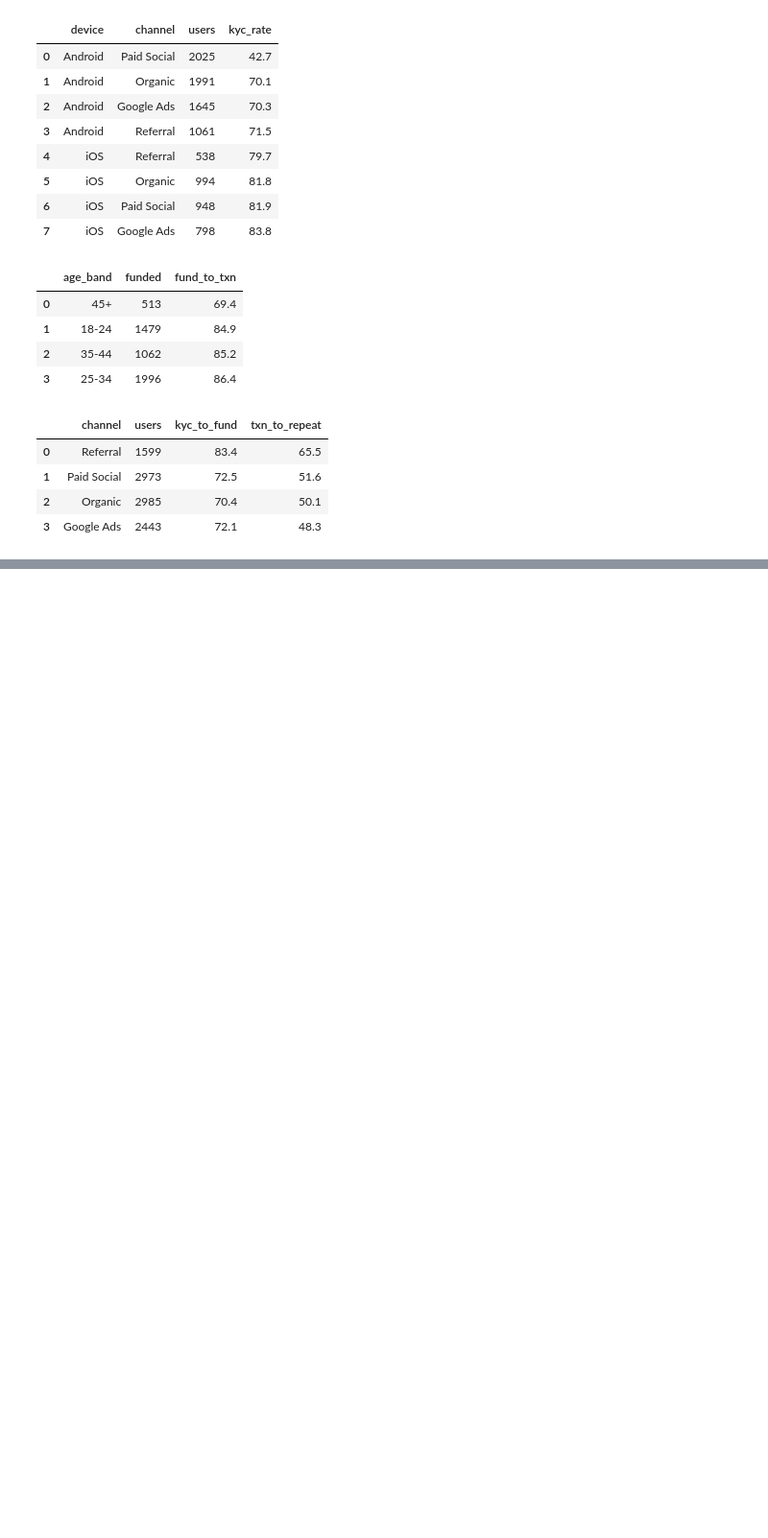
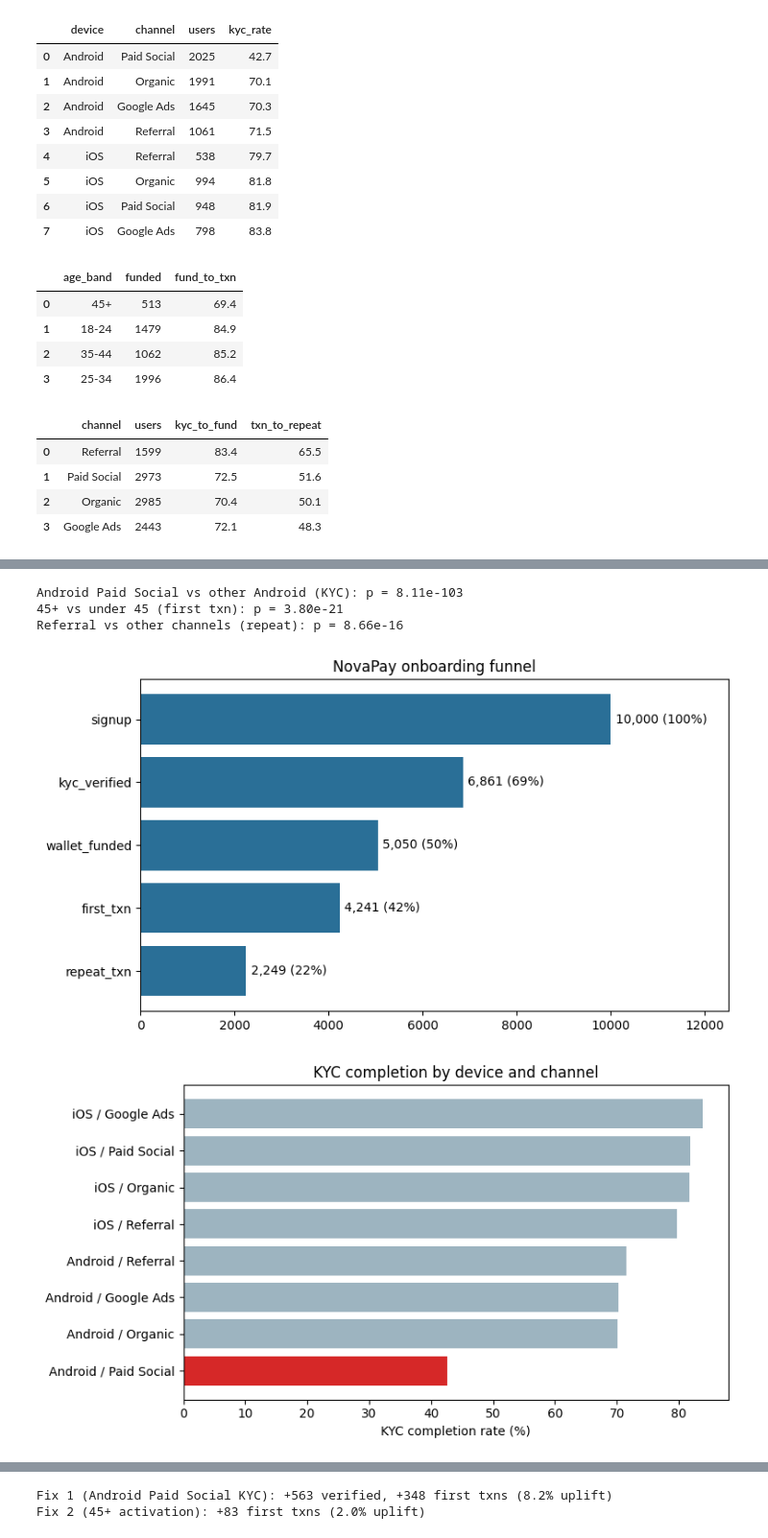
Before and after one commit to chelsajn/novapay-funnel_analysis, a Jupyter notebook: novapay_funnel.ipynb, the cells around one changed output, grey strips where cells are left out. Shown at 96% size. Drawn from its saved outputs; the diff is of its cells as text; code cells hidden in the pictures; blank space fills up the shorter version.

```diff
--- a/novapay_funnel.ipynb
+++ b/novapay_funnel.ipynb
@@ -143,0 +175,56 @@ ORDER BY txn_to_repeat DESC
+# %%
+def test(data, group_col, outcome_col, label):
+    ct = pd.crosstab(data[group_col], data[outcome_col])
+    chi2, p, _, _ = chi2_contingency(ct)
+    print(f"{label}: p = {p:.2e}")
+
+android = df[df.device == "Android"].copy()
+android["segment"] = np.where(android.channel == "Paid Social", "Paid Social", "Other")
+test(android, "segment", "got_kyc_verified", "Android Paid Social vs other Android (KYC)")
+
+funded = df[df.got_wallet_funded].copy()
+funded["segment"] = np.where(funded.age_band == "45+", "45+", "Under 45")
+test(funded, "segment", "got_first_txn", "45+ vs under 45 (first txn)")
+
+txn_users = df[df.got_first_txn].copy()
+txn_users["segment"] = np.where(txn_users.channel == "Referral", "Referral", "Other")
+test(txn_users, "segment", "got_repeat_txn", "Referral vs other channels (repeat)")
+# %% [output]
+Android Paid Social vs other Android (KYC): p = 8.11e-103
+45+ vs under 45 (first txn): p = 3.80e-21
+Referral vs other channels (repeat): p = 8.66e-16
+# %%
+# Chart 1: funnel
+stages = ["signup", "kyc_verified", "wallet_funded", "first_txn", "repeat_txn"]
+counts = [df[s].notna().sum() for s in stages]
+fig, ax = plt.subplots(figsize=(8, 4.5))
+ax.barh(stages, counts, color="#2a6f97")
+ax.invert_yaxis()
+for i, c in enumerate(counts):
+    ax.text(c + 100, i, f"{c:,} ({100*c/counts[0]:.0f}%)", va="center")
+ax.set_xlim(0, 12500)
+ax.set_title("NovaPay onboarding funnel")
+plt.tight_layout(); plt.savefig("funnel.png", dpi=200); plt.show()
+
+# Chart 2: KYC rate by device and channel
+g = df.groupby(["device", "channel"]).got_kyc_verified.mean().mul(100).sort_values()
+colors = ["#d62828" if i == ("Android", "Paid Social") else "#9db4c0" for i in g.index]
+labels = [f"{d} / {c}" for d, c in g.index]
+plt.figure(figsize=(8, 4.5))
+plt.barh(labels, g.values, color=colors)
+plt.xlabel("KYC completion rate (%)")
+plt.title("KYC completion by device and channel")
+plt.tight_layout(); plt.savefig("kyc_by_segment.png", dpi=200); plt.show()
+
+# Chart 3: first transaction by age band
+a = funded.groupby("age_band").got_first_txn.mean().mul(100)
+colors = ["#d62828" if x == "45+" else "#9db4c0" for x in a.index]
+plt.figure(figsize=(6, 4.5))
+plt.bar(a.index, a.values, color=colors)
+plt.ylim(0, 100)
+plt.ylabel("Funded to first transaction (%)")
+plt.title("First transaction rate by age band")
+plt.tight_layout(); plt.savefig("txn_by_age.png", dpi=200); plt.show()
+# %% [output]
+[figure, added]
+[figure, added]
@@ -143,0 +232,17 @@ ORDER BY txn_to_repeat DESC
+# %%
+seg = df[(df.device == "Android") & (df.channel == "Paid Social")]
+others = df[(df.device == "Android") & (df.channel != "Paid Social")]
+extra_kyc = len(seg) * (others.got_kyc_verified.mean() - seg.got_kyc_verified.mean())
+kyc_to_txn = df[df.got_kyc_verified].got_first_txn.mean()
+extra_txn_1 = extra_kyc * kyc_to_txn
+
+old = funded[funded.age_band == "45+"]
+rest = funded[funded.age_band != "45+"]
+extra_txn_2 = len(old) * (rest.got_first_txn.mean() - old.got_first_txn.mean())
+
+total = df.got_first_txn.sum()
+print(f"Fix 1 (Android Paid Social KYC): +{extra_kyc:.0f} verified, +{extra_txn_1:.0f} first txns ({100*extra_txn_1/total:.1f}% uplift)")
+print(f"Fix 2 (45+ activation): +{extra_txn_2:.0f} first txns ({100*extra_txn_2/total:.1f}% uplift)")
+# %% [output]
+Fix 1 (Android Paid Social KYC): +563 verified, +348 first txns (8.2% uplift)
+Fix 2 (45+ activation): +83 first txns (2.0% uplift)
```
Also changed, not shown: parts of 2 cells of this notebook.
